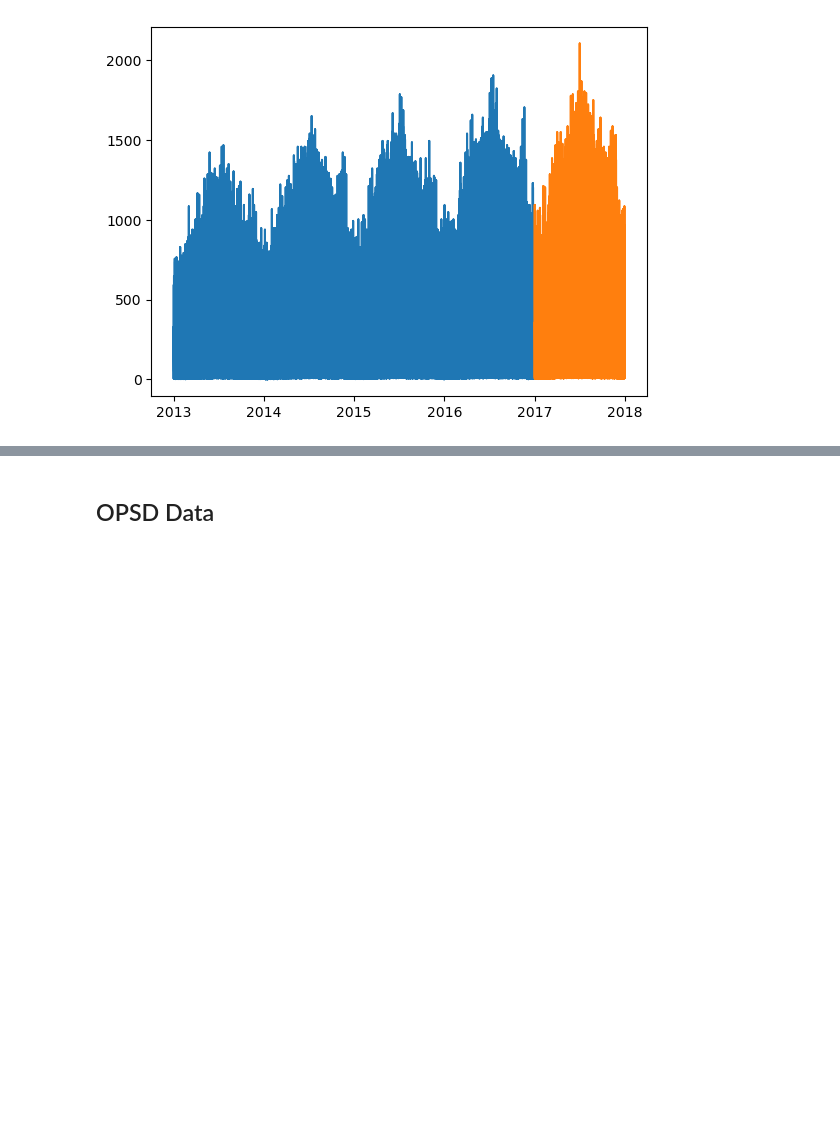
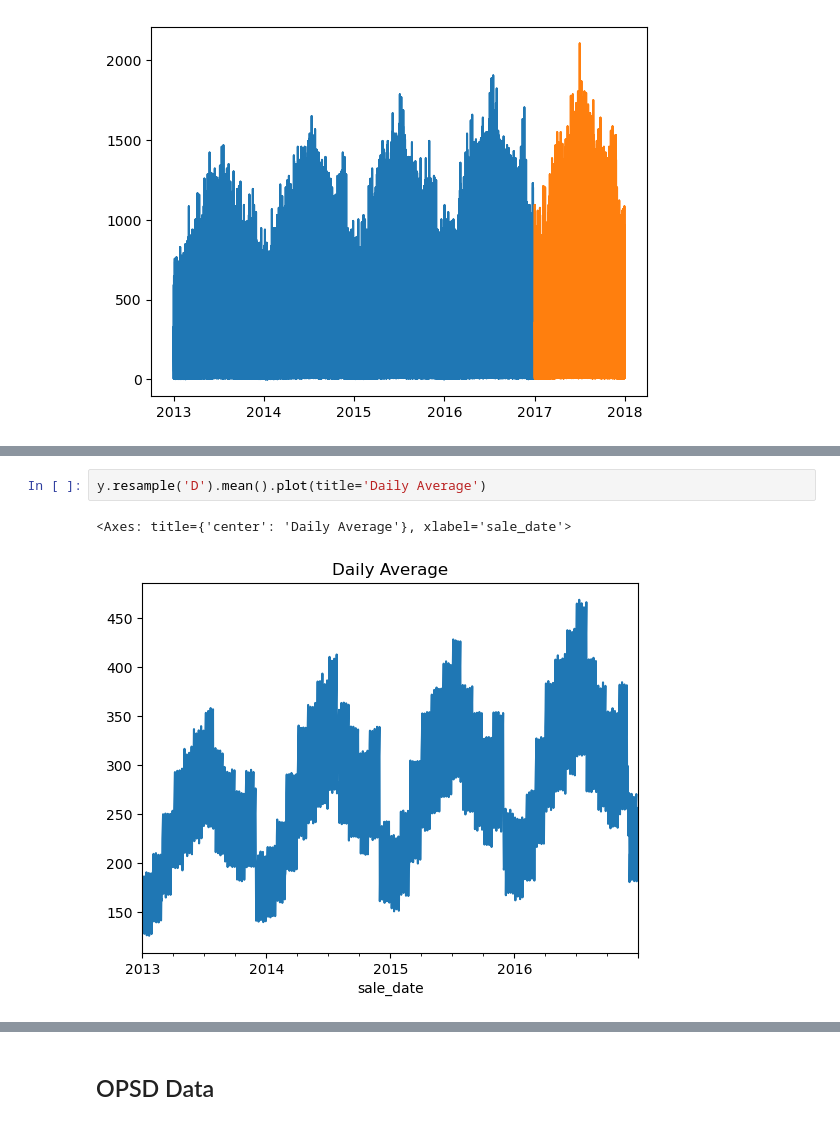
Before and after one commit to Jay-Almendarez/time-series-exercises, a Jupyter notebook: explore.ipynb, the cells around one changed output, grey strips where cells are left out. Drawn from its saved outputs; the diff is of its cells as text; blank space fills up the shorter version.

```diff
--- a/explore.ipynb
+++ b/explore.ipynb
@@ -47,0 +76,5 @@ plt.plot(test.index, test.sales_total)
+# %%
+y.resample('D').mean().plot(title='Daily Average')
+# %% [output]
+<Axes: title={'center': 'Daily Average'}, xlabel='sale_date'>
+[figure, added]
```
Also changed, not shown: parts of 16 cells of this notebook.
